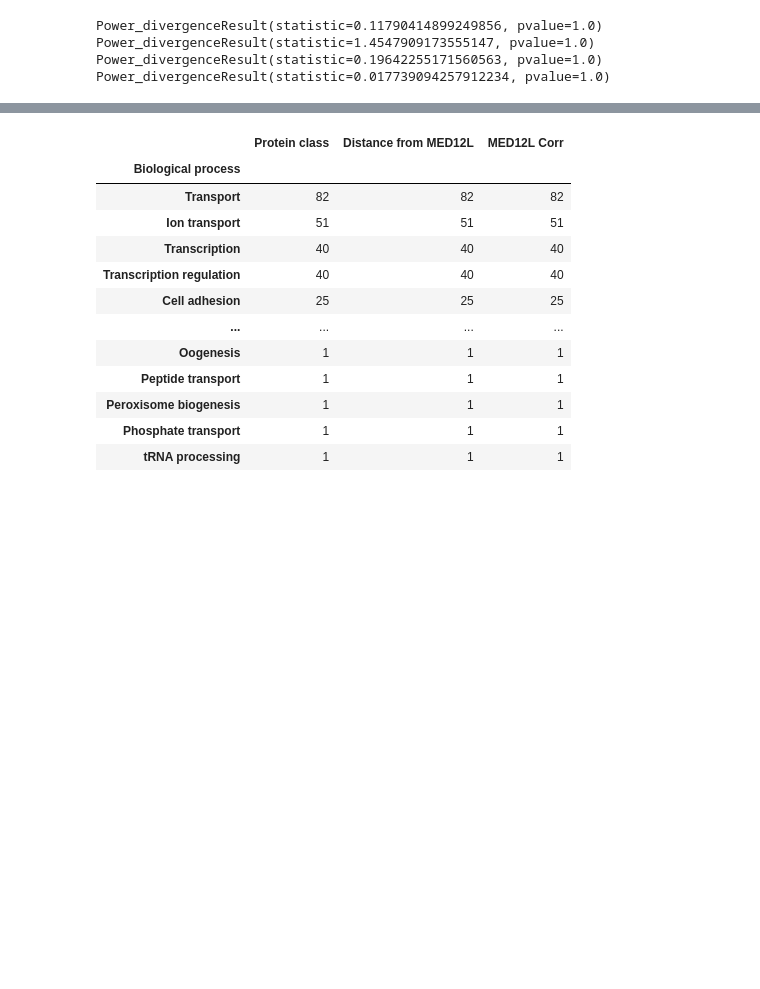
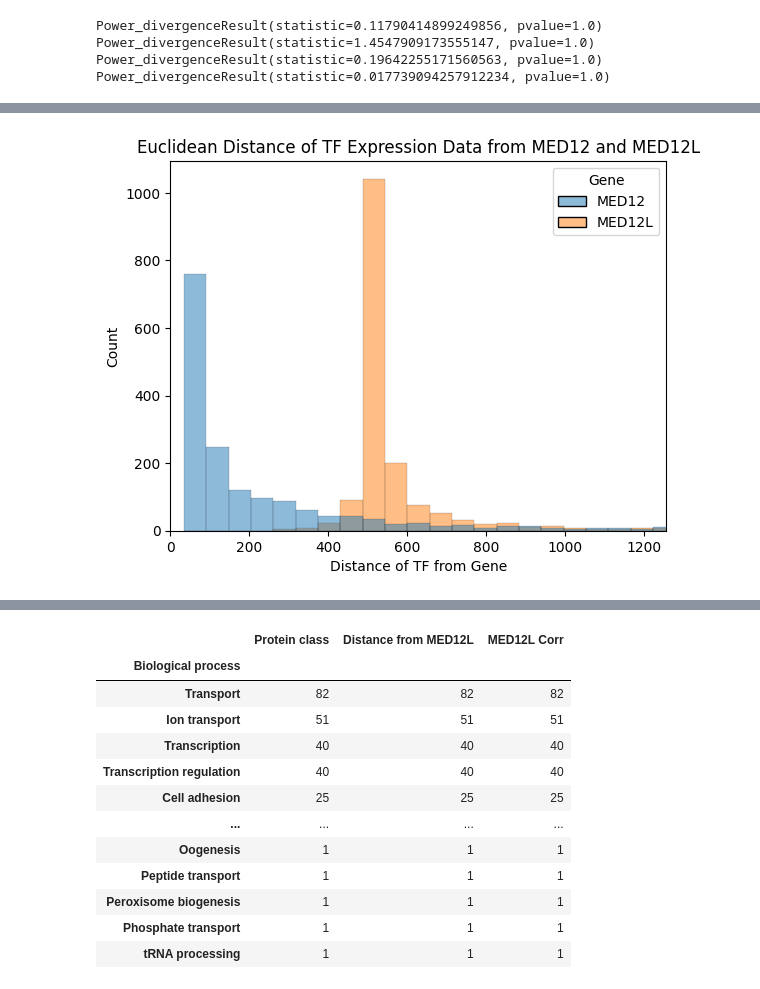
Before and after one commit to kinseylong/StallerRotation, a Jupyter notebook: cofactors_humanproteinatlas/mediator_exploration.ipynb, the cells around one changed output, grey strips where cells are left out. Drawn from its saved outputs; the diff is of its cells as text; code cells hidden in the pictures; blank space fills up the shorter version.

```diff
--- a/cofactors_humanproteinatlas/mediator_exploration.ipynb
+++ b/cofactors_humanproteinatlas/mediator_exploration.ipynb
@@ -551,0 +548,24 @@ Power_divergenceResult(statistic=0.017739094257912234, pvalue=1.0)
+# %%
+#Calculate distance and Pearson correlation between TFs and MED12L
+MED12_dists = []
+MED12_corrs = []
+
+for i in range(len(allTF_scRNA)):
+    row = allTF_scRNA.iloc[i]
+    MED12_dists.append(distance.euclidean(MED12_scrna_arr, row))
+    MED12_corrs.append(stat.pearsonr(MED12_scrna_arr, row).statistic)
+
+MED12_TF_comparison_df = pd.DataFrame({"Gene": allTF_scRNA.index.to_list(), "Distance from MED12": MED12_dists,
+                        "MED12 Corr": MED12_corrs})
+# %%
+MED12_TFcomparison = pd.DataFrame({"Distance of TF from Gene": MED12_TF_comparison_df["Distance from MED12"], "Gene": "MED12"})
+MED12L_TFcomparison = pd.DataFrame({"Distance of TF from Gene": MED12L_TF_comparison_df["Distance from MED12L"], "Gene": "MED12L"})
+
+MED12_L_TFcomparison = pd.concat([MED12_TFcomparison, MED12L_TFcomparison], axis=0)
+
+sns.histplot(MED12_L_TFcomparison, x = "Distance of TF from Gene", hue = "Gene")
+plt.xlim(0, np.percentile(MED12_L_TFcomparison["Distance of TF from Gene"], 95))
+plt.title("Euclidean Distance of TF Expression Data from MED12 and MED12L")
+plt.savefig("figures/distanceshist_med12_med12L.png")
+# %% [output]
+[figure, added]
```
Also changed, not shown: parts of 11 cells of this notebook, 6 other files.
